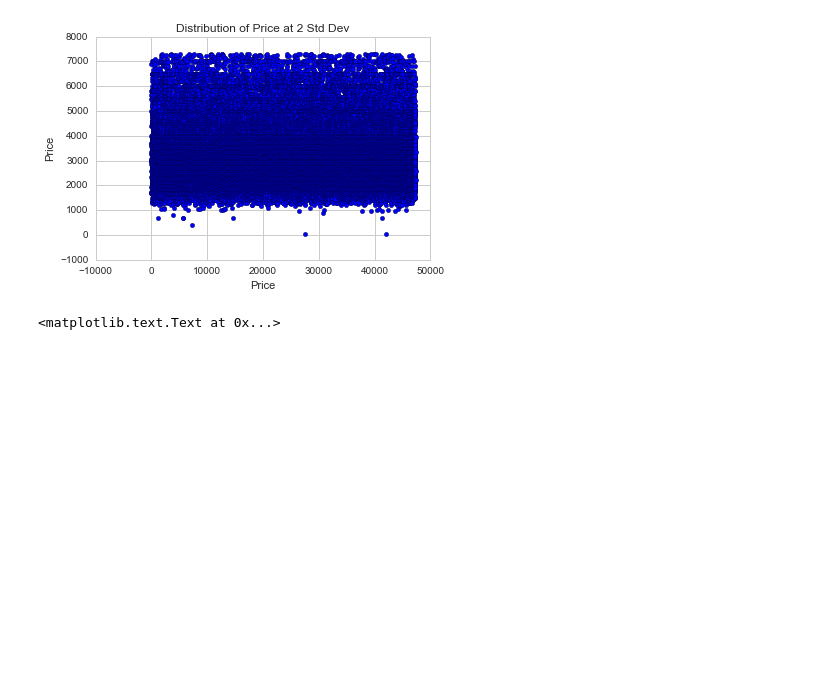
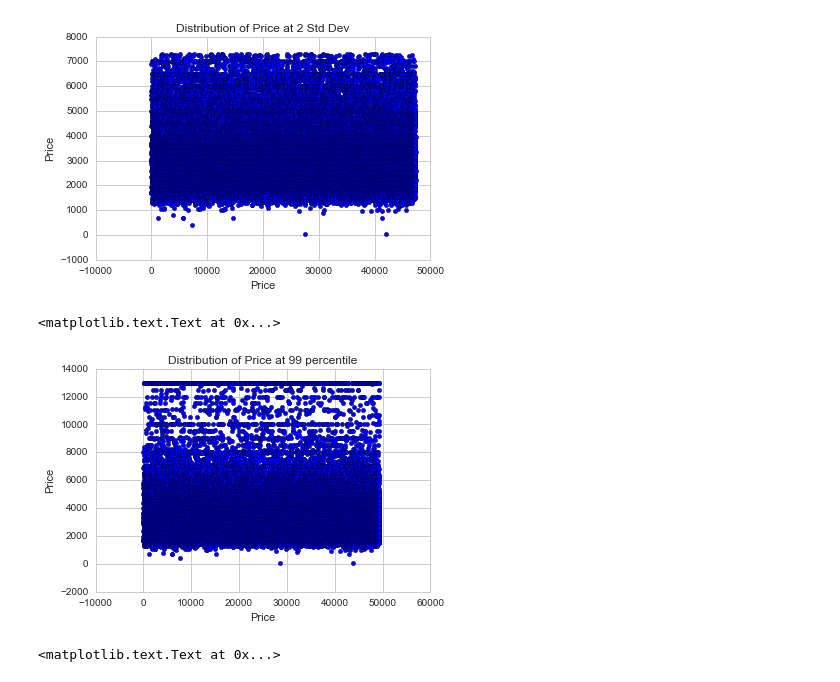
Before and after one commit to LilyElizabethJohn/Kaggle---Two-Sigma-RentHop, a Jupyter notebook: RentHop - 03222017 - EDA.ipynb, the cells around one changed output. Cells and saved outputs as stored; diff of their text form; code cells hidden in the pictures; blank space fills up the shorter version.

```diff
--- a/RentHop - 03222017 - EDA.ipynb
+++ b/RentHop - 03222017 - EDA.ipynb
@@ -228,6 +207,14 @@ plt.ylabel("Price")
 # %% [output]
 <matplotlib.text.Text at 0x...>
 [figure]
+# %%
+plt.scatter(range(train_df.shape[0]),train_df['price'].values)
+plt.title("Distribution of Price at 99 percentile")
+plt.xlabel("Price")
+plt.ylabel("Price")
+# %% [output]
+<matplotlib.text.Text at 0x...>
+[figure, added]
 # %%
 sns.boxplot(x=price2sd_df['price'])
 plt.title("Boxplot of Price at 2 Std Dev")
```
Also changed, not shown: parts of 10 cells of this notebook.
